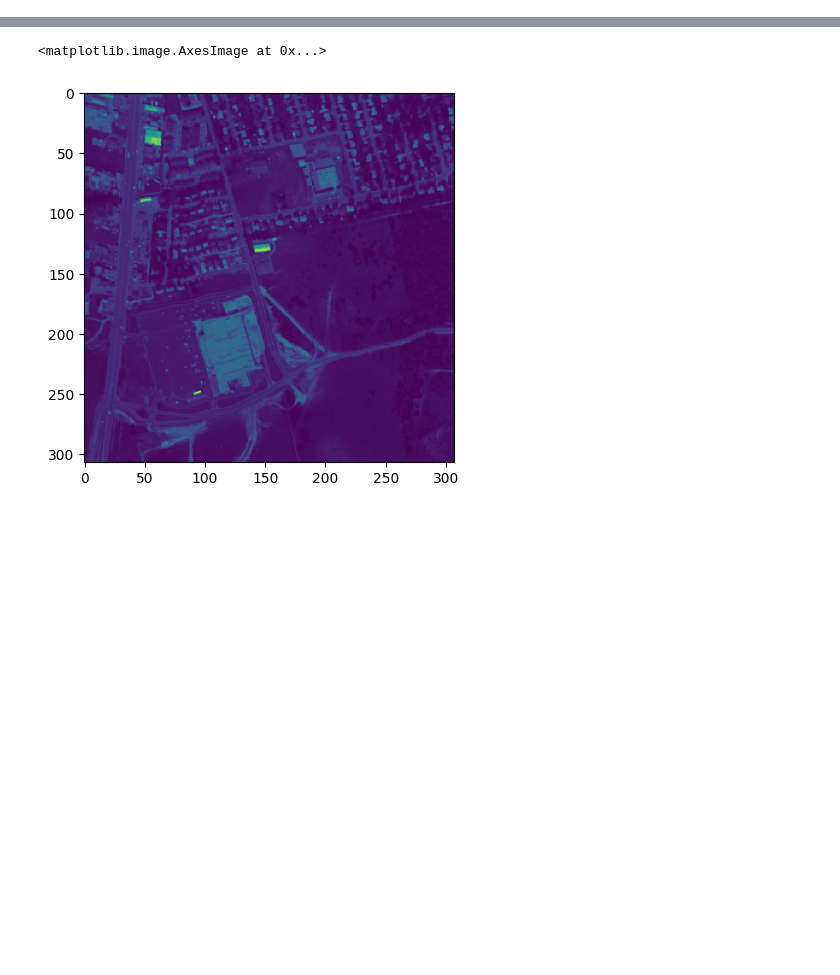
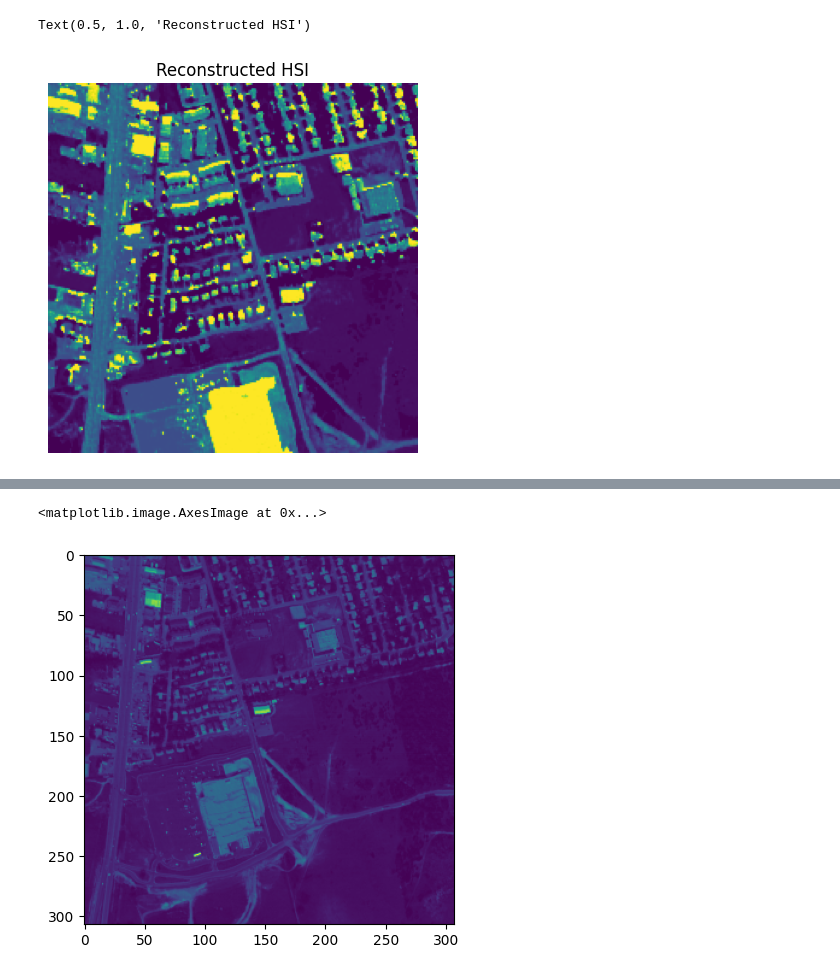
Before and after one commit to edabier/SS-HSU_benchmark, a Jupyter notebook: testing_models.ipynb, the cells around one changed output, grey strips where cells are left out. Cells and saved outputs as stored; diff of their text form; code cells hidden in the pictures; blank space fills up the shorter version.

```diff
--- a/testing_models.ipynb
+++ b/testing_models.ipynb
@@ -23,6 +24,7 @@ data = io.loadmat(f"datasets/{dataset}.mat")
 Y_flat = torch.tensor(data["Y"], dtype=torch.float32)
 Y_flat = utils.normalize(Y_flat, dim=0)
 E = torch.tensor(data["E"])
+A_flat = torch.tensor(data["A"])
 B, c, N = E.shape[0], E.shape[1], Y_flat.shape[1]
 
 patch_size = 15
@@ -31,10 +33,16 @@ epochs=100
 lr=1e-2
 
 Y = utils.oneD_to_2d(Y_flat)
+A = utils.oneD_to_2d(A_flat)
 B = Y.shape[0]
 H = Y.shape[-1]
 Y = Y.to(torch.float32)
 Y = Y.unsqueeze(0)
+if H < 224:
+    Y = F.interpolate(Y, size=(224,224))
+else:
+    H = 224
+A = A.unsqueeze(0)
 # Y = Y/torch.max(Y, dim=0)
 
 with open(f"/home/ids/edabier/HSU/SS-HSU_benchmark/datasets/{dataset}_wavelength", "r") as file:
@@ -134,0 +165,7 @@ features_up.shape
+# %%
+plt.imshow(F.interpolate(Y_hat, size=(1000,1000))[0,0].detach().cpu())
+plt.axis("off")
+plt.title("Reconstructed HSI")
+# %% [output]
+Text(0.5, 1.0, 'Reconstructed HSI')
+[figure, added]
```
Also changed, not shown: parts of 7 cells of this notebook, 9 other files.
